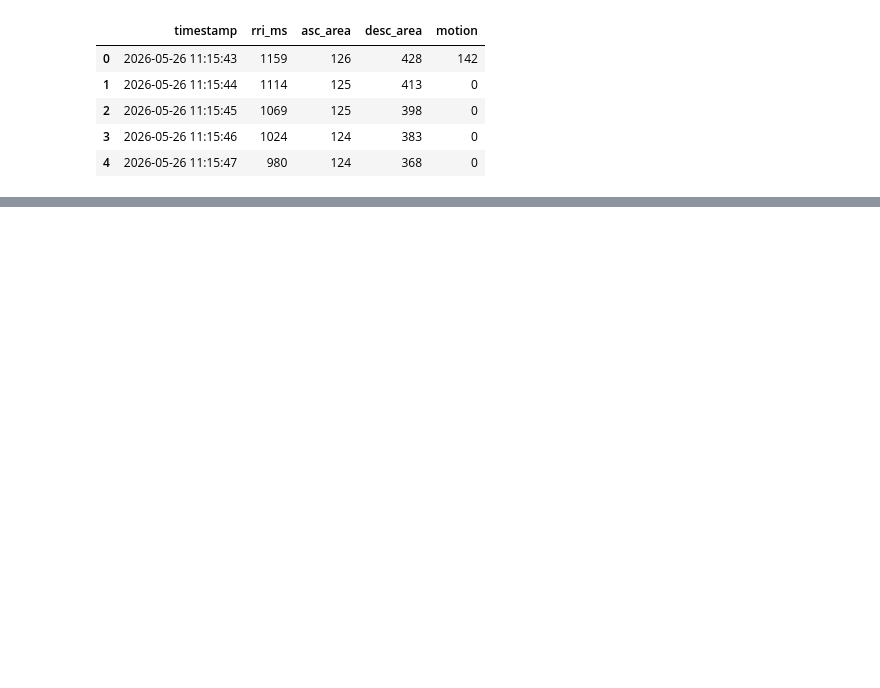
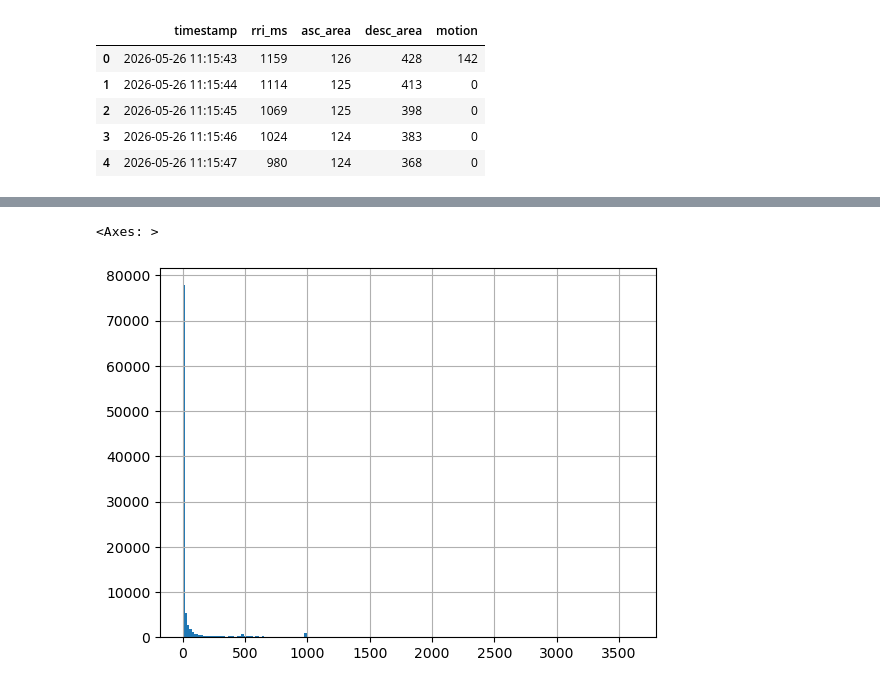
Before and after one commit to ShixinWang-proj/preprocess-AdaptiveViewer-asC, a Jupyter notebook: notebooks/step18_is_area_wrong.ipynb, the cells around one changed output, grey strips where cells are left out. Cells and saved outputs as stored; diff of their text form; code cells hidden in the pictures; blank space fills up the shorter version.

```diff
--- a/notebooks/step18_is_area_wrong.ipynb
+++ b/notebooks/step18_is_area_wrong.ipynb
@@ -45,0 +60,5 @@ ring.head(5)
+# %%
+ring.motion.hist(bins=200)
+# %% [output]
+<Axes: >
+[figure, added]
```
Also changed, not shown: parts of 6 cells of this notebook, 3 other files.
